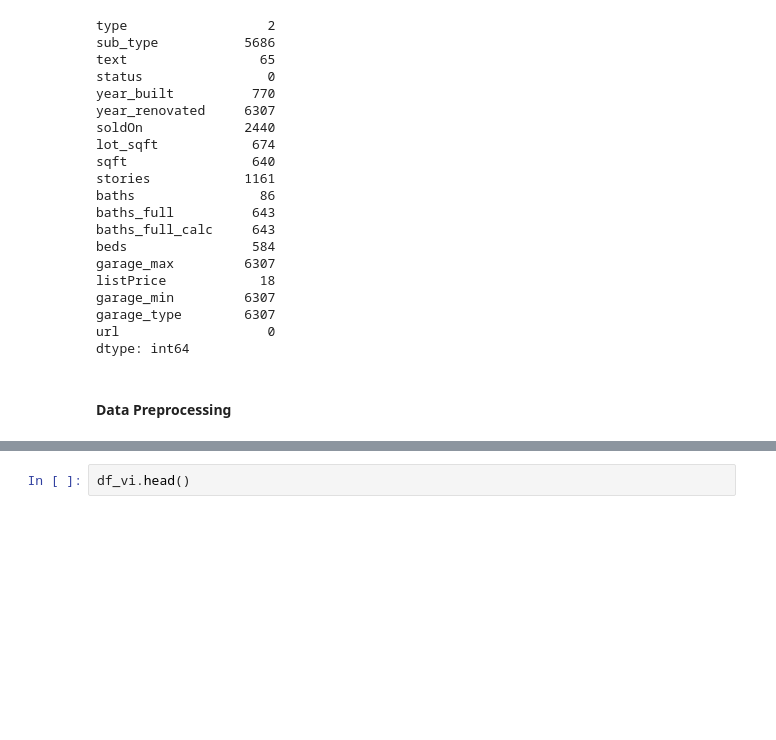
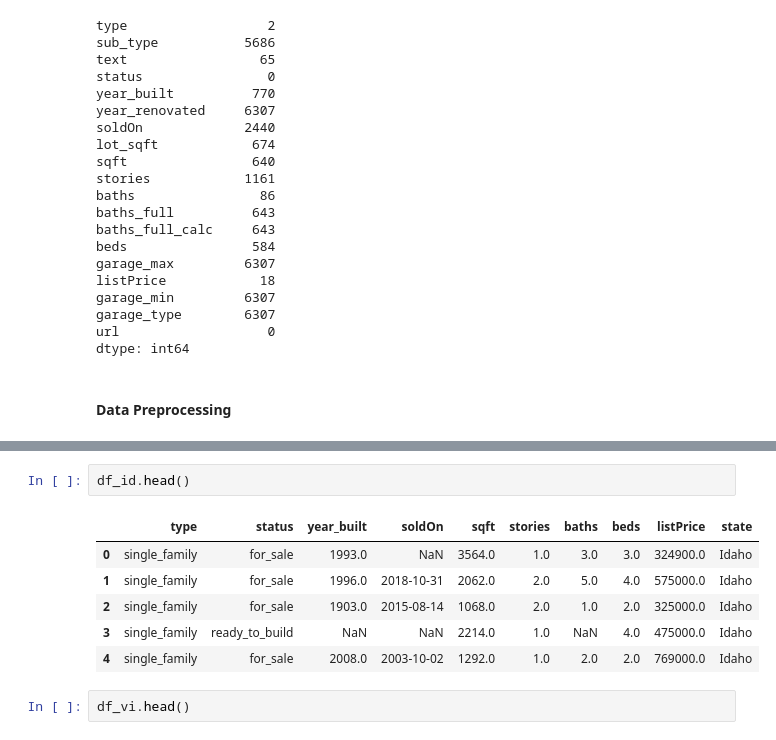
Before and after one commit to NishanD21/Price-Prediction-model-for-Real-Estate, a Jupyter notebook: real_estate.ipynb, the cells around one changed output, grey strips where cells are left out. Drawn from its saved outputs; the diff is of its cells as text; blank space fills up the shorter version.

```diff
--- a/real_estate.ipynb
+++ b/real_estate.ipynb
@@ -162,6 +163,15 @@ df_fl.head()
 | 2 | single_family | for_sale | 2006.0 | 2017-06-21 | 1319.0 | 1.0 | 2.0 | 2.0 | 154900.0 | Florida |
 | 3 | single_family | for_sale | 1962.0 | 2014-09-03 | 2633.0 | 1.0 | 2.0 | 4.0 | 200000.0 | Florida |
 | 4 | single_family | for_sale | 1889.0 | 2016-09-16 | 4624.0 | 3.0 | 9.0 | 7.0 | 399000.0 | Florida |
+# %%
+df_id.head()
+# %% [output]
+|  | type | status | year_built | soldOn | sqft | stories | baths | beds | listPrice | state |
+| 0 | single_family | for_sale | 1993.0 | NaN | 3564.0 | 1.0 | 3.0 | 3.0 | 324900.0 | Idaho |
+| 1 | single_family | for_sale | 1996.0 | 2018-10-31 | 2062.0 | 2.0 | 5.0 | 4.0 | 575000.0 | Idaho |
+| 2 | single_family | for_sale | 1903.0 | 2015-08-14 | 1068.0 | 2.0 | 1.0 | 2.0 | 325000.0 | Idaho |
+| 3 | single_family | ready_to_build | NaN | NaN | 2214.0 | 1.0 | NaN | 4.0 | 475000.0 | Idaho |
+| 4 | single_family | for_sale | 2008.0 | 2003-10-02 | 1292.0 | 1.0 | 2.0 | 2.0 | 769000.0 | Idaho |
 # %%
 df_vi.head()
 # %% [output]
```
Also changed, not shown: parts of 27 cells of this notebook, 1 other file.
